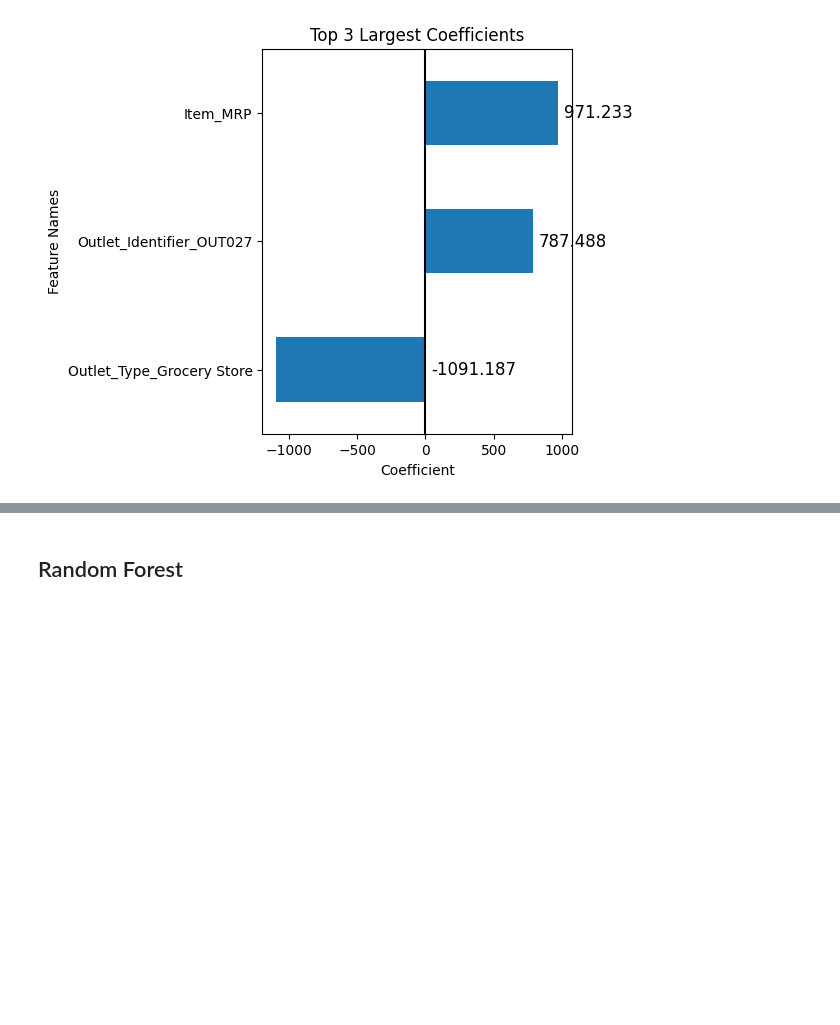
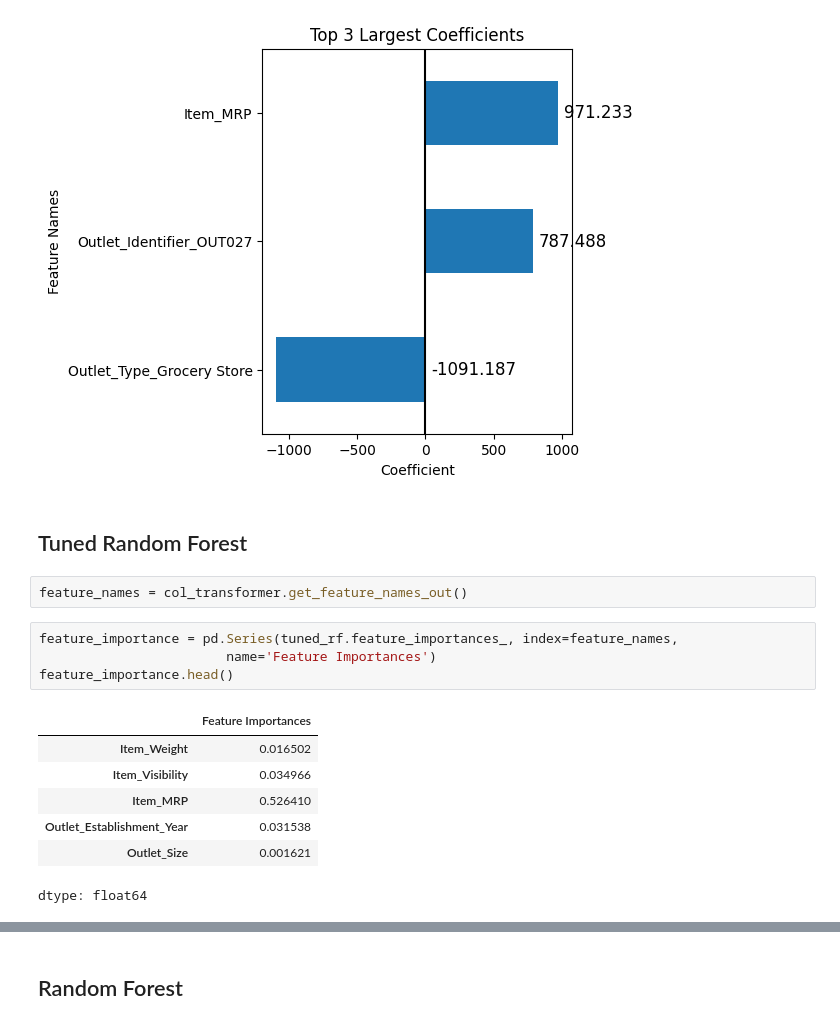
Before and after one commit to abeeraz379/Prediction-of-Product-sales, a Jupyter notebook: prediction of product sales.ipynb, the cells around one changed output, grey strips where cells are left out. Saved outputs shown, nothing was run; the diff lists cells and outputs as text; blank space fills up the shorter version.

```diff
--- a/prediction of product sales.ipynb
+++ b/prediction of product sales.ipynb
@@ -1709,3 +1804,19 @@ def annotate_hbars(ax, ha='left',va='center',size=12,  xytext=(4,0),
 plot_coeffs(coeffs,top_n=3,intercept=False,annotate=True);
 # %% [output]
 [figure]
+# %% [markdown]
+## Tuned Random Forest
+# %%
+feature_names = col_transformer.get_feature_names_out()
+# %%
+feature_importance = pd.Series(tuned_rf.feature_importances_, index=feature_names,
+                        name='Feature Importances')
+feature_importance.head()
+# %% [output]
+|  | Feature Importances |
+| Item_Weight | 0.016502 |
+| Item_Visibility | 0.034966 |
+| Item_MRP | 0.526410 |
+| Outlet_Establishment_Year | 0.031538 |
+| Outlet_Size | 0.001621 |
+dtype: float64
```
Also changed, not shown: parts of 28 cells of this notebook.
